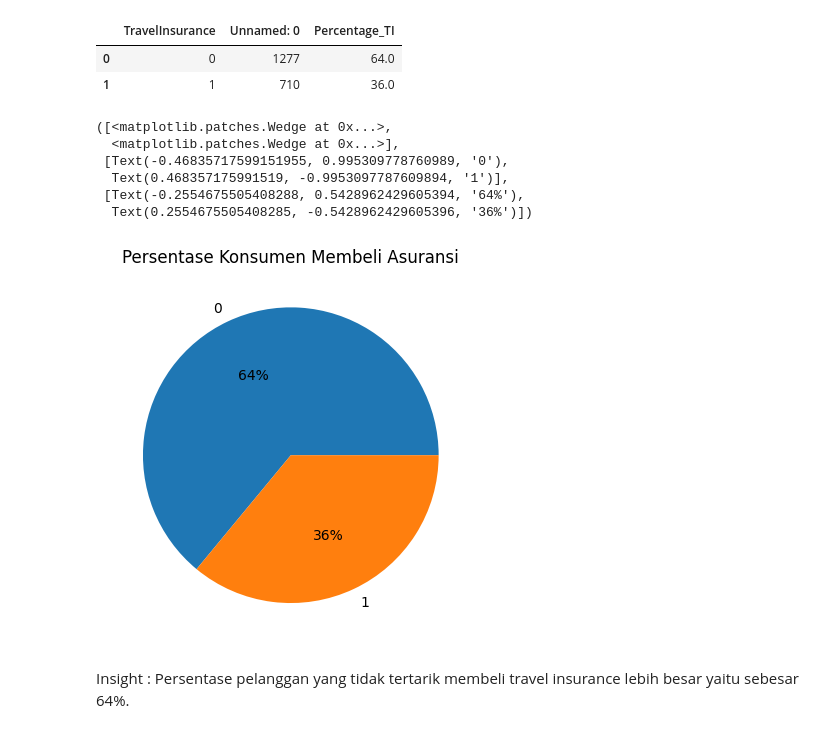
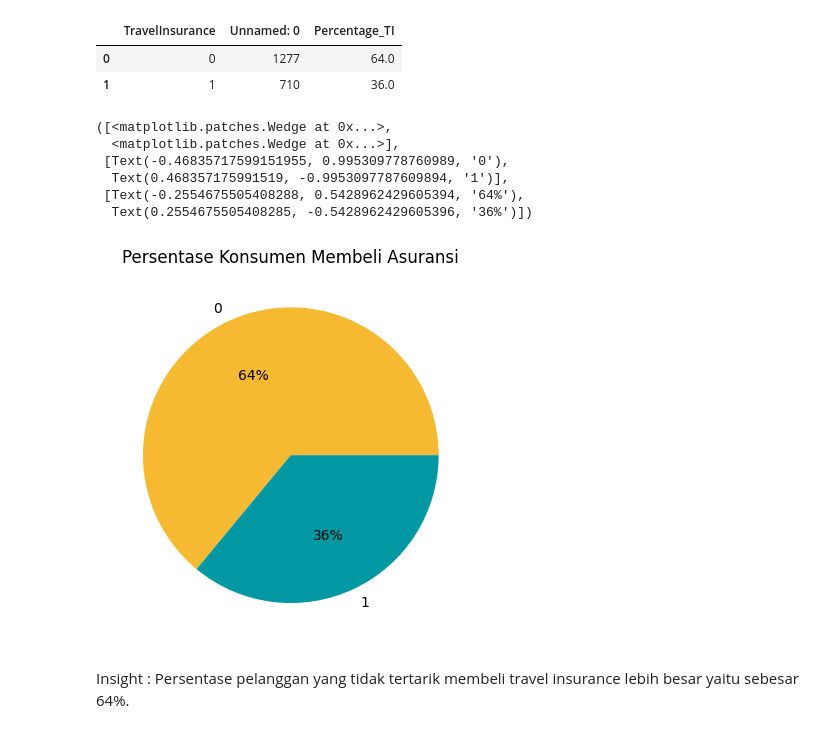
Before and after one commit to DataRoastery/Final_Stage, a Jupyter notebook: Data_Roastery_Source_Code.ipynb, the cells around one changed output. Drawn from its saved outputs; the diff is of its cells as text; code cells hidden in the pictures.

```diff
--- a/Data_Roastery_Source_Code.ipynb
+++ b/Data_Roastery_Source_Code.ipynb
@@ -298,4 +313,6 @@ sns.heatmap(df3.corr(), cmap='Blues', annot=True, fmt='.2f')
 #pengelompokan untuk pairplot/stripplot
 plot_cat = ['Age','Employment Type','GraduateOrNot','AnnualIncome','FamilyMembers','FrequentFlyer','EverTravelledAbroad','TravelInsurance']
 plot_num = ['Age', 'AnnualIncome', 'FamilyMembers']
+# %%
+colors = ['#f5b932ff', '#0198a3ff']
 # %%
@@ -354,14 +371,14 @@ travel
 | 1 | 1 | 710 | 36.0 |
 # %%
 plt.title('Persentase Konsumen Membeli Asuransi')
-plt.pie(travel['Percentage_TI'],labels=travel['TravelInsurance'],autopct='%.0f%%')
+plt.pie(travel['Percentage_TI'],labels=travel['TravelInsurance'],autopct='%.0f%%', colors = colors)
 # %% [output]
 ([<matplotlib.patches.Wedge at 0x...>,
   <matplotlib.patches.Wedge at 0x...>],
  [Text(-0.46835717599151955, 0.995309778760989, '0'),
   Text(0.468357175991519, -0.9953097787609894, '1')],
  [Text(-0.2554675505408288, 0.5428962429605394, '64%'),
   Text(0.2554675505408285, -0.5428962429605396, '36%')])
-[figure, old version]
+[figure, new version]
 # %% [markdown]
 Insight : Persentase pelanggan yang tidak tertarik membeli travel insurance lebih besar yaitu sebesar 64%.
```
Also changed, not shown: parts of 51 cells of this notebook.
